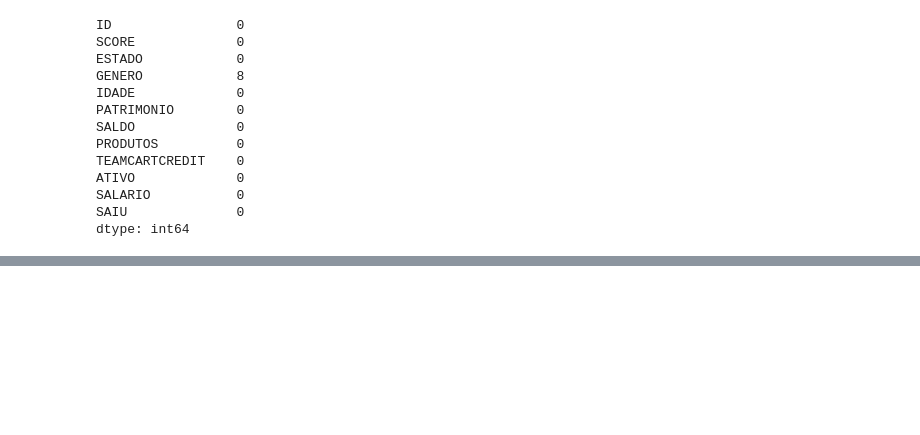
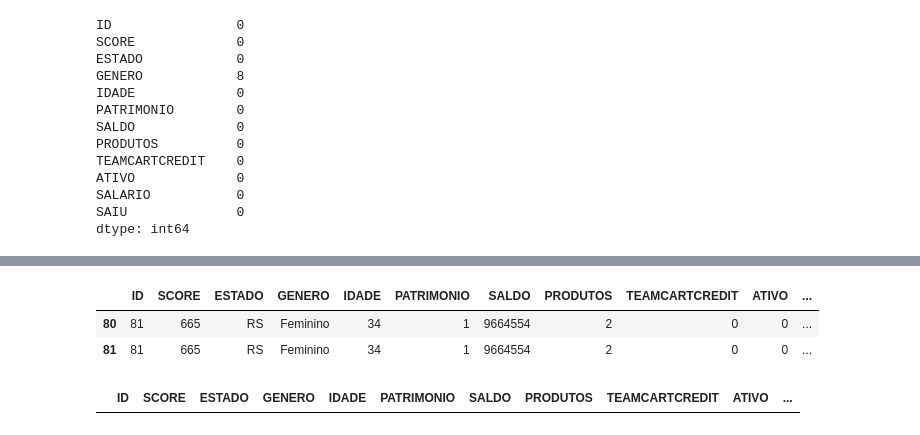
Before and after one commit to JosiaAlmeida/tratamento_de_dados, a Jupyter notebook: main.ipynb, the cells around one changed output, grey strips where cells are left out. Drawn from its saved outputs; the diff is of its cells as text; code cells hidden in the pictures; blank space fills up the shorter version.

```diff
--- a/main.ipynb
+++ b/main.ipynb
@@ -204,0 +212,8 @@ dtype: int64
+# %%
+#2 Padronizar de acordo com o domínio
+df.loc[df['GENERO']=='M', 'GENERO'] = 'Masculino'
+
+#Padronizando
+df.loc[df['GENERO'].isin(['Fem', 'F']), 'GENERO'] = 'Feminino'
+agrupado = df.groupby(['GENERO']).size()
+agrupado
@@ -204,0 +237,4 @@ dtype: int64
+# %%
+#Padronizando a idade < 0 e > 120 (Dominio)
+df['IDADE'] = pd.to_numeric(df['IDADE'], errors='coerce')
+df.loc[(df['IDADE'] < 0) | (df['IDADE'] > 120), 'IDADE']
@@ -204,0 +246,5 @@ dtype: int64
+# %%
+#Trocando idades outliers por mediana
+#Mediana pq esta menos sujeito a outliers, diferente da media
+mediana = sts.median(df['IDADE'])
+mediana
@@ -204,0 +266,16 @@ dtype: int64
+# %%
+#Buscando duplicados
+df[df.duplicated(['ID'], keep=False)]
+# %% [output]
+|  | ID | SCORE | ESTADO | GENERO | IDADE | PATRIMONIO | SALDO | PRODUTOS | TEAMCARTCREDIT | ATIVO | ... |
+| 80 | 81 | 665 | RS | Feminino | 34 | 1 | 9664554 | 2 | 0 | 0 | ... |
+| 81 | 81 | 665 | RS | Feminino | 34 | 1 | 9664554 | 2 | 0 | 0 | ... |
+# %%
+# Tratando dados duplicados
+#Removendo duplicados
+df.drop_duplicates(subset="ID", keep='first', inplace=True)
+
+#Buscando duplicados
+df[df.duplicated(['ID'], keep=False)]
+# %% [output]
+|  | ID | SCORE | ESTADO | GENERO | IDADE | PATRIMONIO | SALDO | PRODUTOS | TEAMCARTCREDIT | ATIVO | ... |
```
Also changed, not shown: parts of 15 cells of this notebook.
